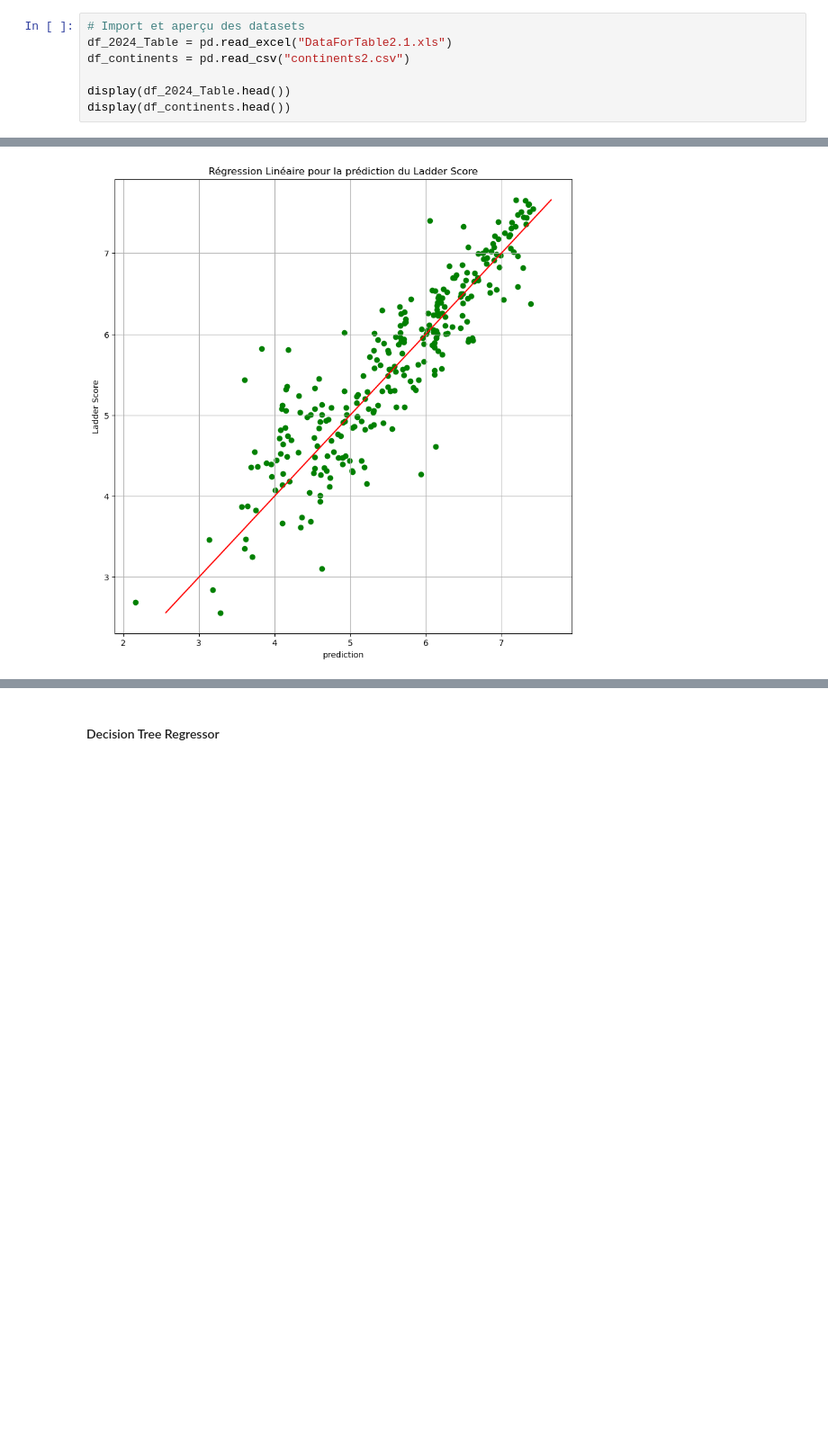
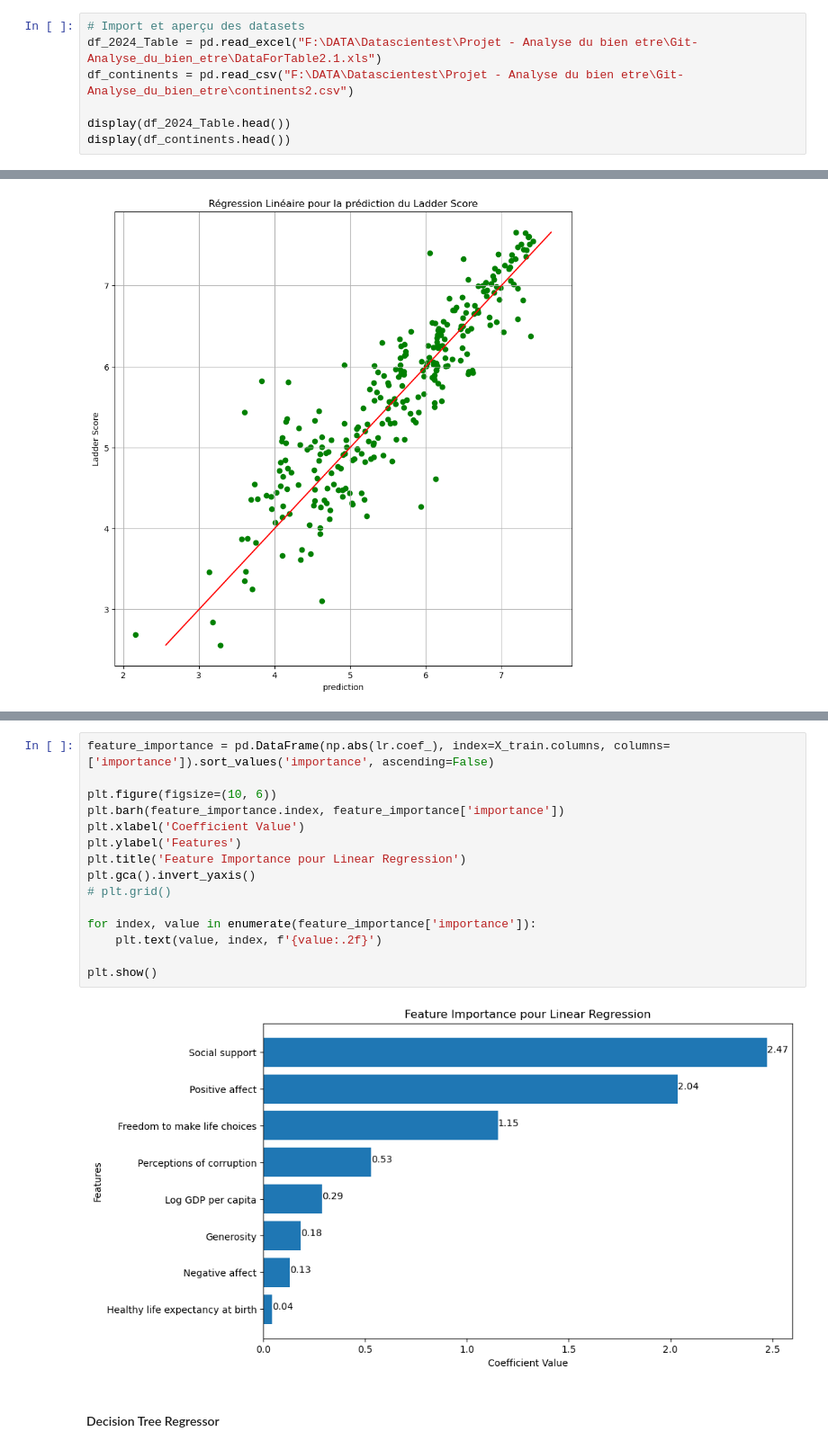
Before and after one commit to FerreJulien/Git-Analyse_du_bien_etre, a Jupyter notebook: Projets/Analyse bien etre_Julien.ipynb, the cells around one changed output, grey strips where cells are left out. Shown: that part at 90% size. Drawn from its saved outputs; the diff is of its cells as text; blank space fills up the shorter version.

```diff
--- a/Projets/Analyse bien etre_Julien.ipynb
+++ b/Projets/Analyse bien etre_Julien.ipynb
@@ -9,8 +9,8 @@ import plotly.graph_objs as go
 %matplotlib inline
 # %%
 # Import et aperçu des datasets
-df_2024_Table = pd.read_excel("DataForTable2.1.xls")
-df_continents = pd.read_csv("continents2.csv")
+df_2024_Table = pd.read_excel("F:\DATA\Datascientest\Projet - Analyse du bien etre\Git-Analyse_du_bien_etre\DataForTable2.1.xls")
+df_continents = pd.read_csv("F:\DATA\Datascientest\Projet - Analyse du bien etre\Git-Analyse_du_bien_etre\continents2.csv")
 
 display(df_2024_Table.head())
 display(df_continents.head())
@@ -153,3 +153,20 @@ print(lr.coef_[0])
+# %%
+feature_importance = pd.DataFrame(np.abs(lr.coef_), index=X_train.columns, columns=['importance']).sort_values('importance', ascending=False)
+
+plt.figure(figsize=(10, 6))
+plt.barh(feature_importance.index, feature_importance['importance'])
+plt.xlabel('Coefficient Value')
+plt.ylabel('Features')
+plt.title('Feature Importance pour Linear Regression')
+plt.gca().invert_yaxis()
+# plt.grid()
+
+for index, value in enumerate(feature_importance['importance']):
+    plt.text(value, index, f'{value:.2f}')
+
+plt.show()
+# %% [output]
+[figure, added]
 # %% [markdown]
 #### Decision Tree Regressor
 # %%
```
Also changed, not shown: parts of 8 cells of this notebook.
